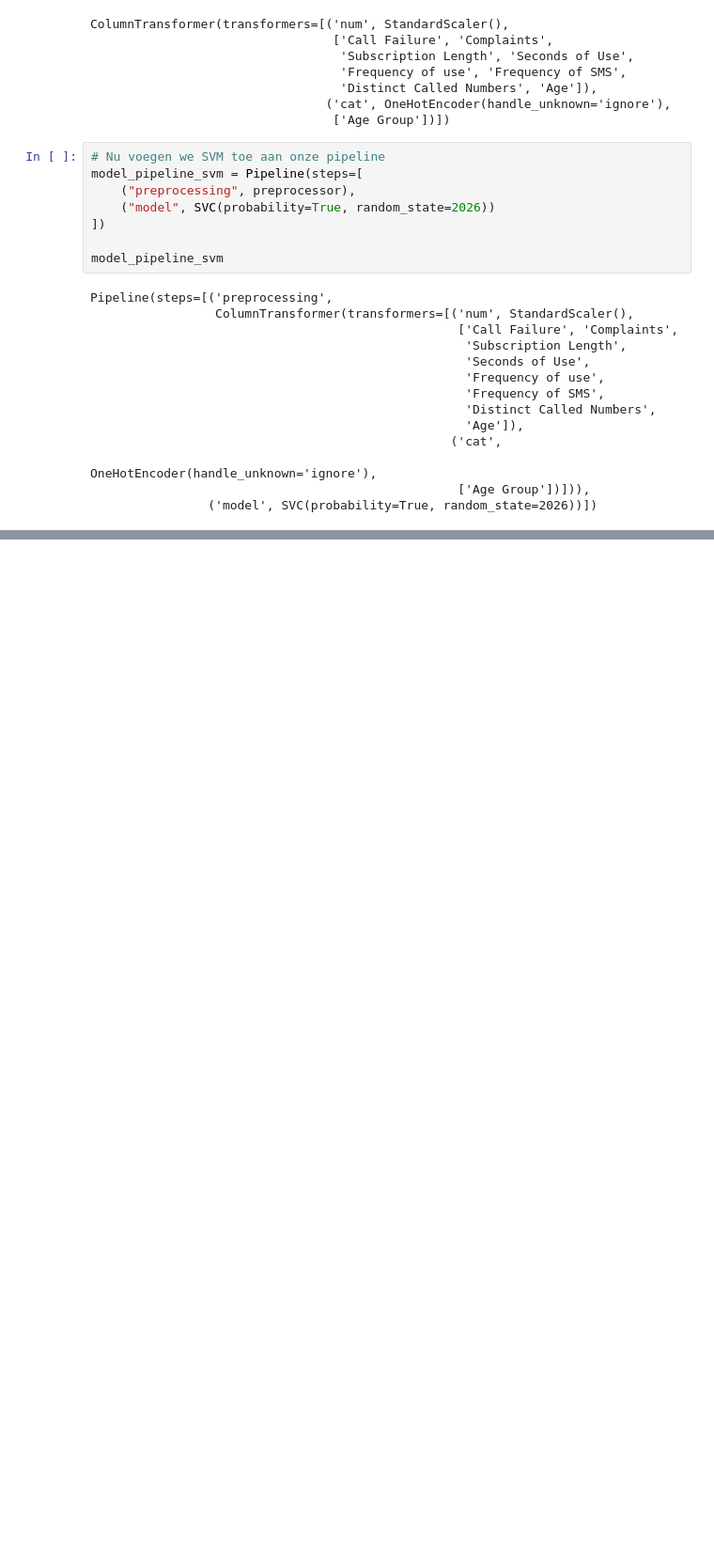
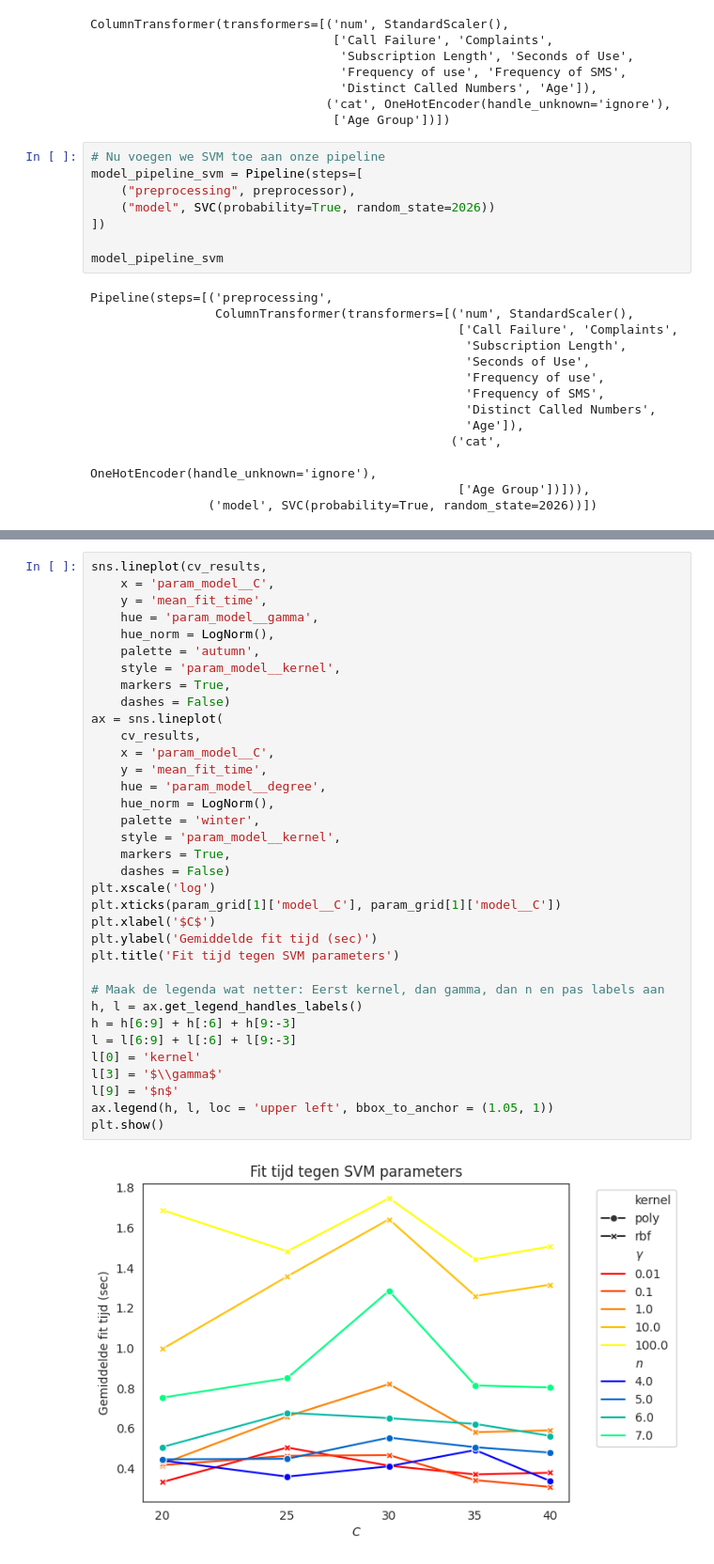
Before and after one commit to Murielle01/BP-3.4, a Jupyter notebook: scripts/opdracht 2/support_vector_machine.ipynb, the cells around one changed output, grey strips where cells are left out. Shown at 94% size. Drawn from its saved outputs; the diff is of its cells as text; blank space fills up the shorter version.

```diff
--- a/scripts/opdracht 2/support_vector_machine.ipynb
+++ b/scripts/opdracht 2/support_vector_machine.ipynb
@@ -91,0 +579,37 @@ joblib.dump(model_pipeline_svm, "model_pipeline_svm.joblib")
+# %%
+sns.lineplot(cv_results,
+    x = 'param_model__C',
+    y = 'mean_fit_time',
+    hue = 'param_model__gamma',
+    hue_norm = LogNorm(),
+    palette = 'autumn',
+    style = 'param_model__kernel',
+    markers = True,
+    dashes = False)
+ax = sns.lineplot(
+    cv_results,
+    x = 'param_model__C',
+    y = 'mean_fit_time',
+    hue = 'param_model__degree',
+    hue_norm = LogNorm(),
+    palette = 'winter',
+    style = 'param_model__kernel',
+    markers = True,
+    dashes = False)
+plt.xscale('log')
+plt.xticks(param_grid[1]['model__C'], param_grid[1]['model__C'])
+plt.xlabel('$C$')
+plt.ylabel('Gemiddelde fit tijd (sec)')
+plt.title('Fit tijd tegen SVM parameters')
+
+# Maak de legenda wat netter: Eerst kernel, dan gamma, dan n en pas labels aan
+h, l = ax.get_legend_handles_labels()
+h = h[6:9] + h[:6] + h[9:-3]
+l = l[6:9] + l[:6] + l[9:-3]
+l[0] = 'kernel'
+l[3] = '$\\gamma$'
+l[9] = '$n$'
+ax.legend(h, l, loc = 'upper left', bbox_to_anchor = (1.05, 1))
+plt.show()
+# %% [output]
+[figure, added]
```
Also changed, not shown: parts of 27 cells of this notebook, 2 other files.
